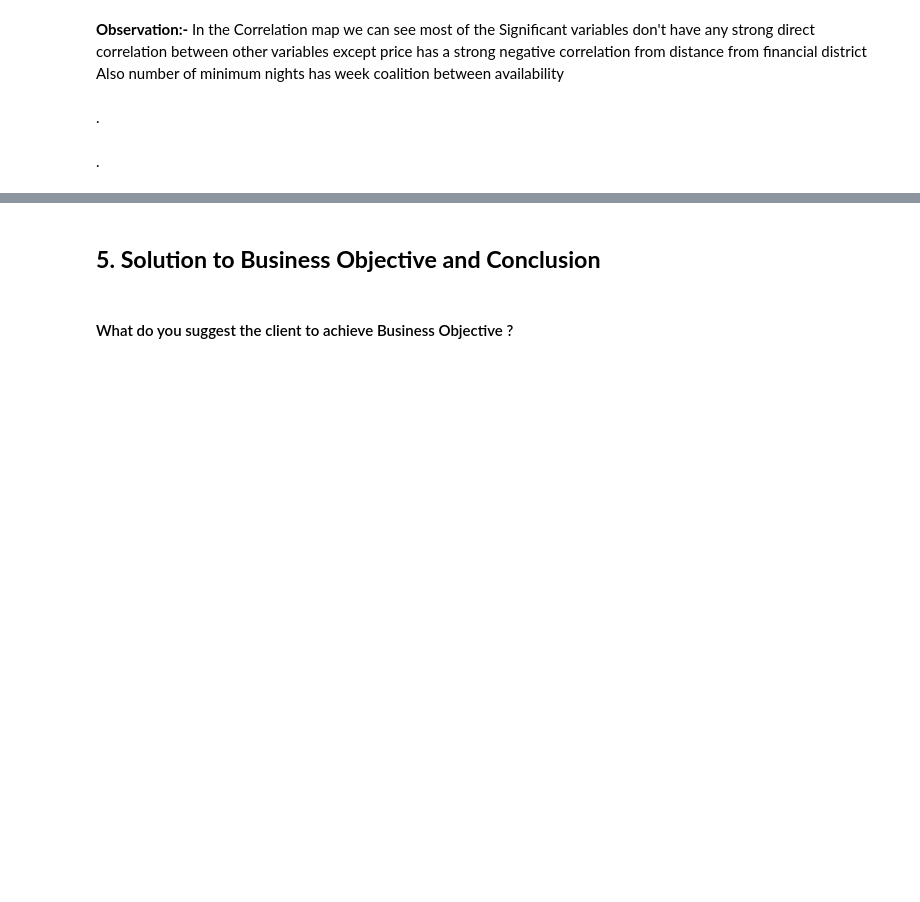
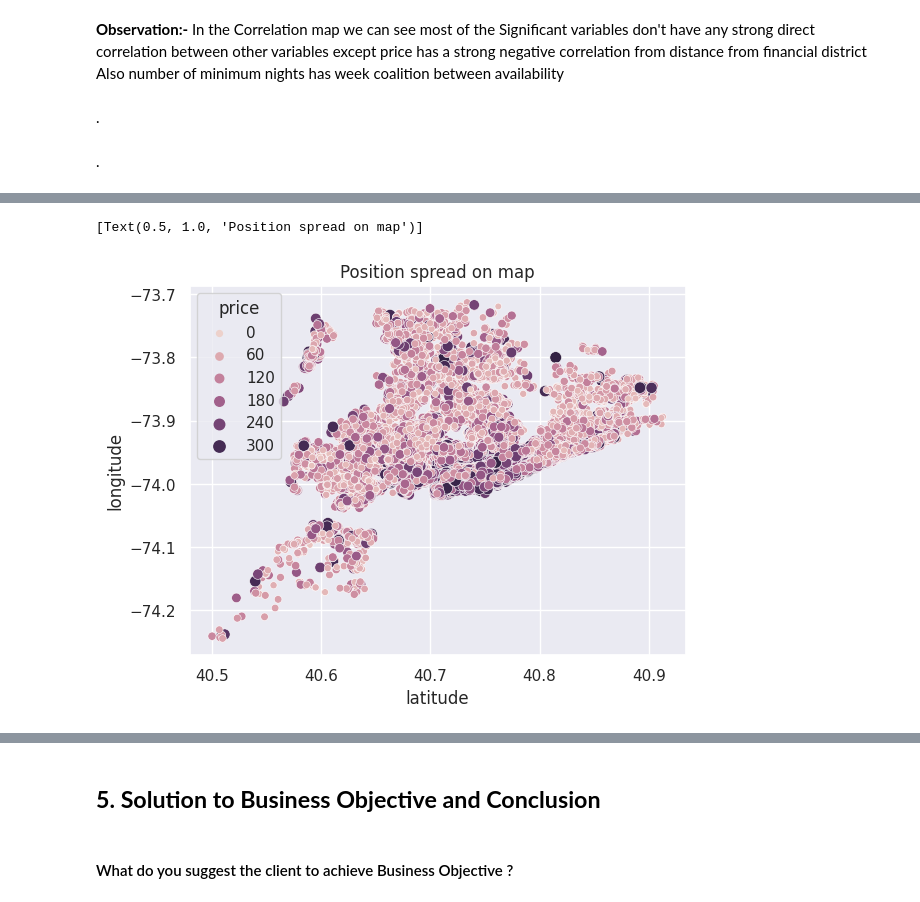
Before and after one commit to Kedar-P-Deshmukh/AirBnb_Booking_EDA_Project, a Jupyter notebook: AirBnb_EDA_Project_By_KedarDeshmukh.ipynb, the cells around one changed output, grey strips where cells are left out. Cells and saved outputs as stored; diff of their text form; code cells hidden in the pictures; blank space fills up the shorter version.

```diff
--- a/AirBnb_EDA_Project_By_KedarDeshmukh.ipynb
+++ b/AirBnb_EDA_Project_By_KedarDeshmukh.ipynb
@@ -870,0 +880,6 @@ Also number of minimum nights has week coalition between availability
+# %%
+MapdistributionvsPrice = sns.scatterplot(x='latitude', y='longitude',  size='price', hue="price" ,data=airbnb_data)
+MapdistributionvsPrice.set( title ='Position spread vs Price')
+# %% [output]
+[Text(0.5, 1.0, 'Position spread on map')]
+[figure, added]
```
Also changed, not shown: parts of 6 cells of this notebook.
